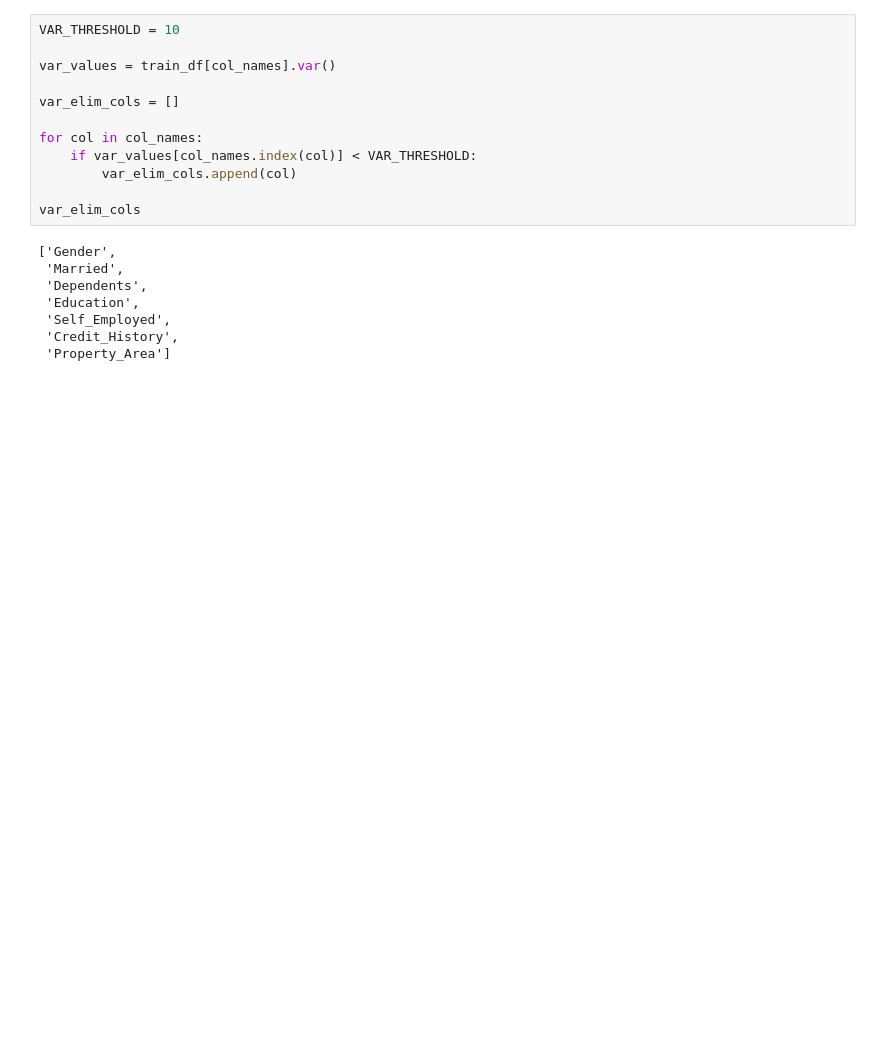
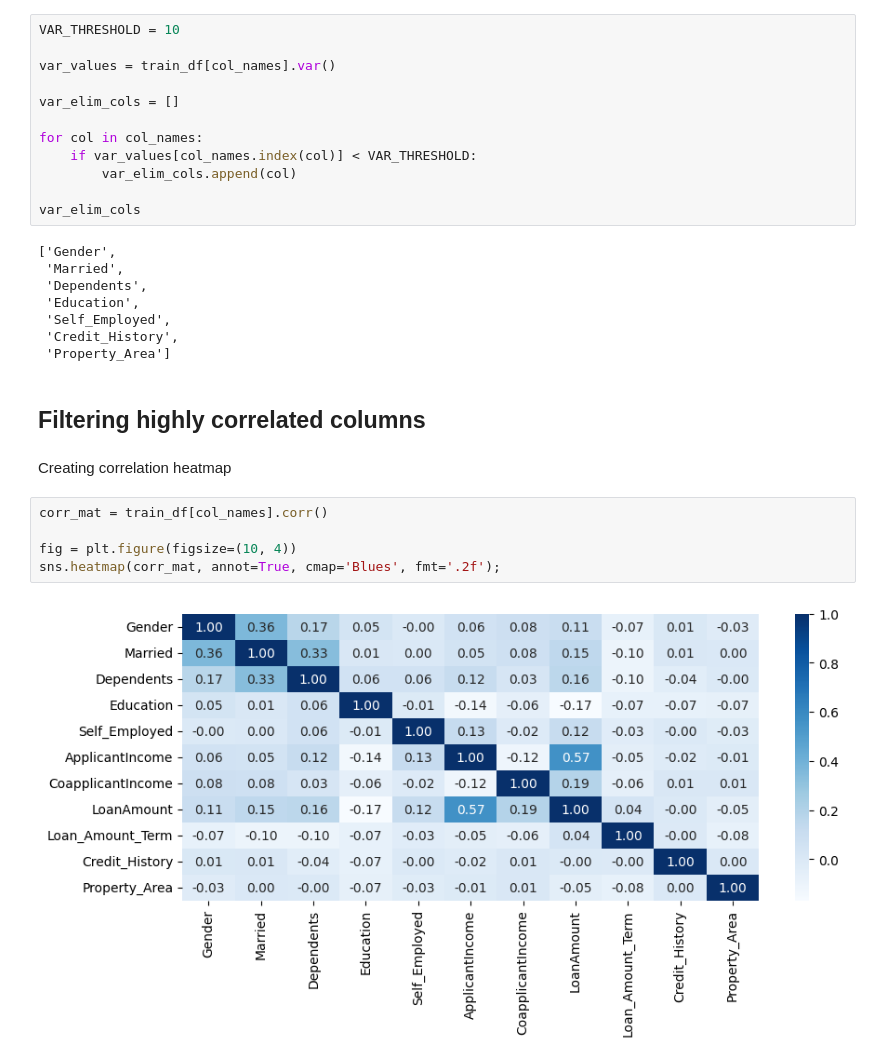
Before and after one commit to VaheC/ThinkingDS, a Jupyter notebook: ch2_dim_reduction.ipynb, the cells around one changed output. Cells and saved outputs as stored; diff of their text form; blank space fills up the shorter version.

Commit message:
ch2 correlation filtering added

```diff
--- a/ch2_dim_reduction.ipynb
+++ b/ch2_dim_reduction.ipynb
@@ -204,3 +206,14 @@ var_elim_cols
  'Self_Employed',
  'Credit_History',
  'Property_Area']
+# %% [markdown]
+## Filtering highly correlated columns
+# %% [markdown]
+Creating correlation heatmap
+# %%
+corr_mat = train_df[col_names].corr()
+
+fig = plt.figure(figsize=(10, 4))
+sns.heatmap(corr_mat, annot=True, cmap='Blues', fmt='.2f');
+# %% [output]
+[figure, added]
```
Also changed, not shown: parts of 4 cells of this notebook.
